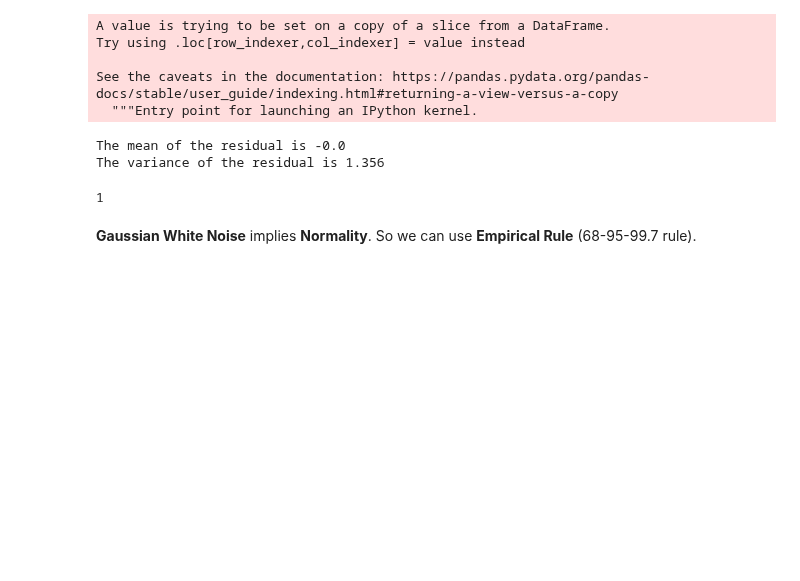
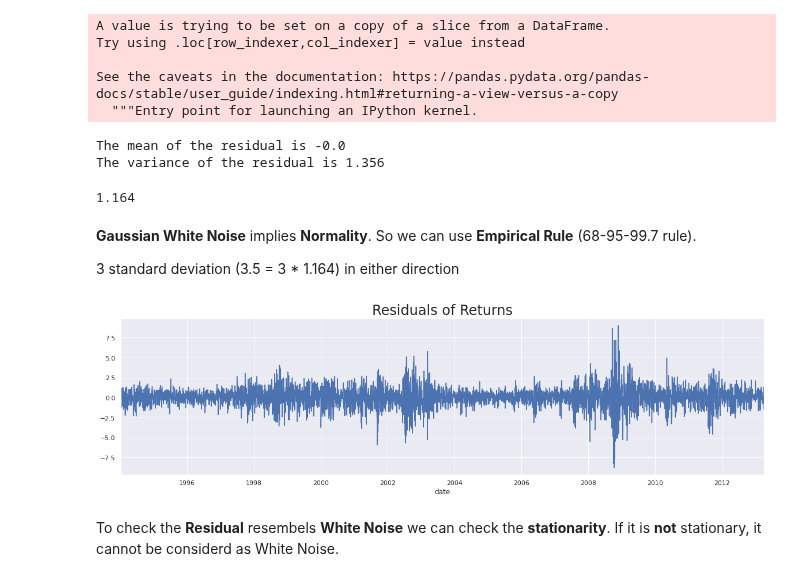
Before and after one commit to Priyo-prog/Time-series-analysis, a Jupyter notebook: The Moving Average Model/moving_average_model.ipynb, the cells around one changed output. Cells and saved outputs as stored; diff of their text form; code cells hidden in the pictures; blank space fills up the shorter version.

```diff
--- a/The Moving Average Model/moving_average_model.ipynb
+++ b/The Moving Average Model/moving_average_model.ipynb
@@ -352,9 +352,19 @@ The variance of the residual is 1.356
 # %%
 import math
 # %%
-standard_deviation = round(math.sqrt(df.res_ret_ma_8.var()))
+standard_deviation = round(math.sqrt(df.res_ret_ma_8.var()),3)
 standard_deviation
 # %% [output]
-1
+1.164
 # %% [markdown]
 **Gaussian White Noise** implies **Normality**. So we can use **Empirical Rule** (68-95-99.7 rule).
+
+3 standard deviation (3.5 = 3 * 1.164) in either direction
+# %%
+df.res_ret_ma_8[1:].plot(figsize=(20,5))
+plt.title("Residuals of Returns", size=24)
+plt.show()
+# %% [output]
+[figure, added]
+# %% [markdown]
+To check the **Residual** resembels **White Noise** we can check the **stationarity**. If it is **not** stationary, it cannot be considerd as White Noise.
```
Also changed, not shown: parts of 16 cells of this notebook.
